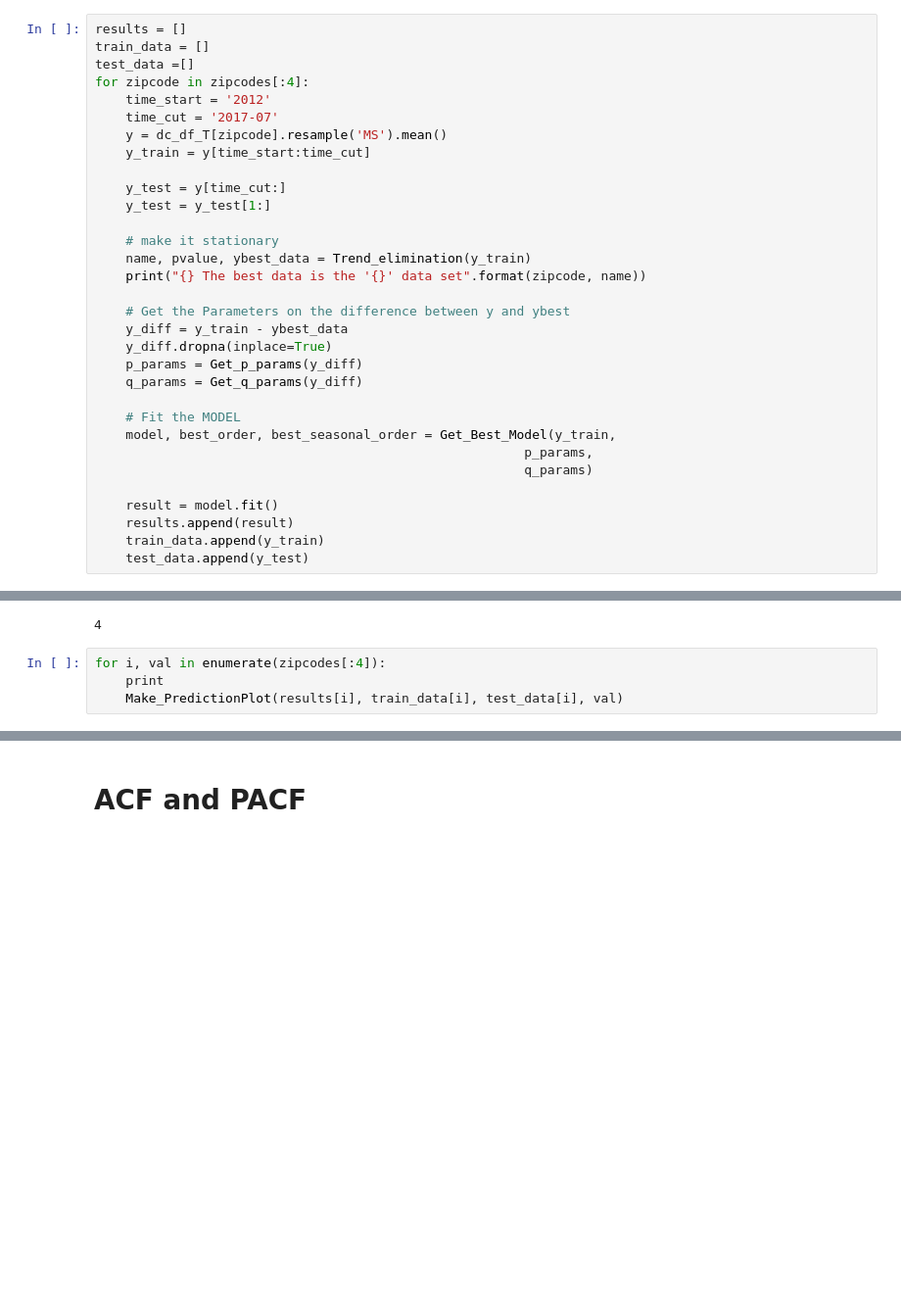
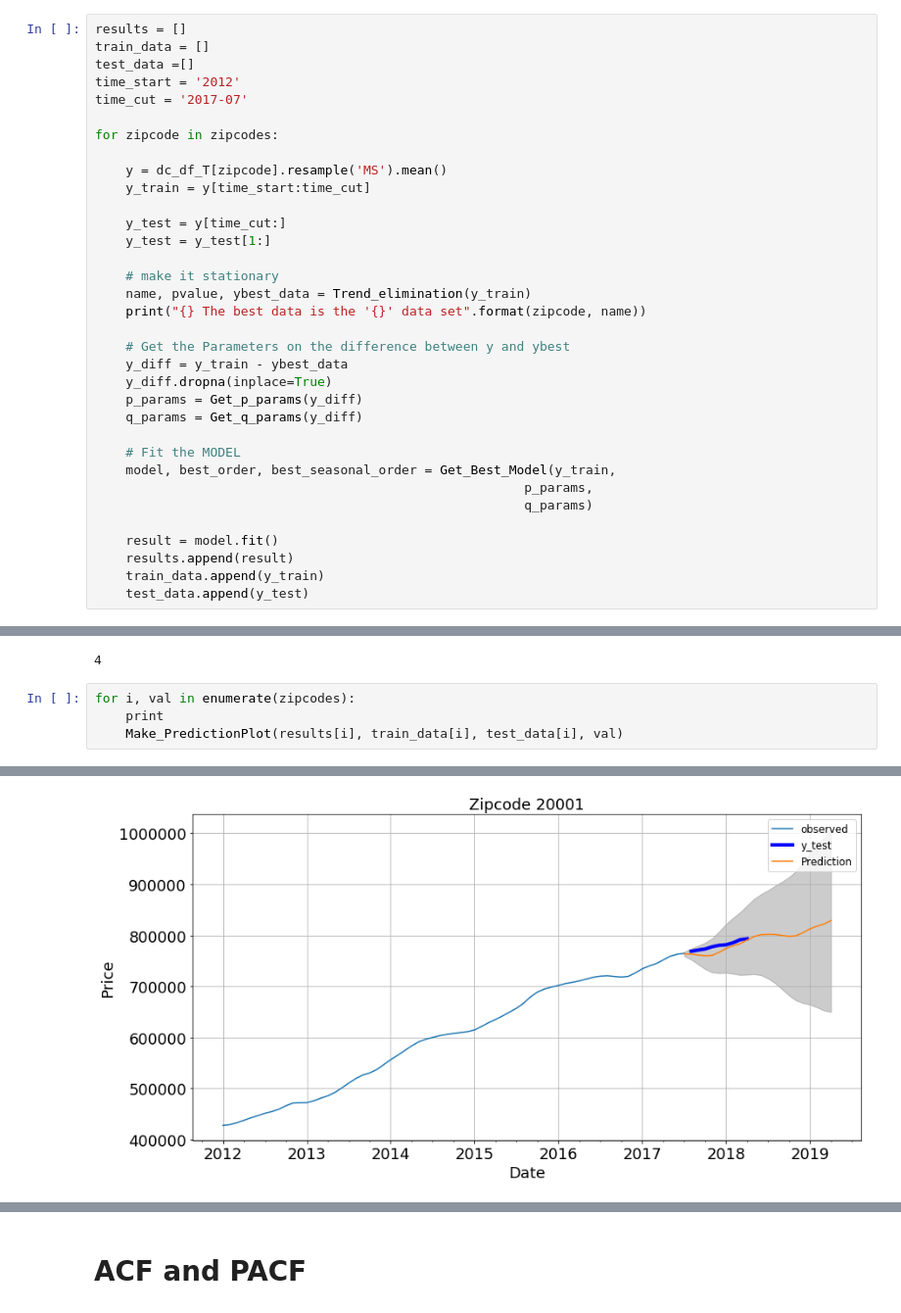
Before and after one commit to angelmanzur/TimeSeries_Zillow_Proj, a Jupyter notebook: Zillow_project-Angel.ipynb, the cells around one changed output, grey strips where cells are left out. Shown at 98% size. Cells and saved outputs as stored; diff of their text form; blank space fills up the shorter version.

```diff
--- a/Zillow_project-Angel.ipynb
+++ b/Zillow_project-Angel.ipynb
@@ -364,9 +349,11 @@ print("The best data is the '{}' data set".format(name))
 results = []
 train_data = []
 test_data =[]
-for zipcode in zipcodes[:4]:
-    time_start = '2012'
-    time_cut = '2017-07'
+time_start = '2012'
+time_cut = '2017-07'
+
+for zipcode in zipcodes:
+
     y = dc_df_T[zipcode].resample('MS').mean()
     y_train = y[time_start:time_cut]
 
@@ -402,11 +403,12 @@ len(test_)
 # %% [output]
 4
 # %%
-for i, val in enumerate(zipcodes[:4]):
+for i, val in enumerate(zipcodes):
     print
     Make_PredictionPlot(results[i], train_data[i], test_data[i], val)
 # %% [output]
 [figure]
 [figure]
 [figure]
 [figure]
+[figure, added]
```
Also changed, not shown: parts of 11 cells of this notebook.
